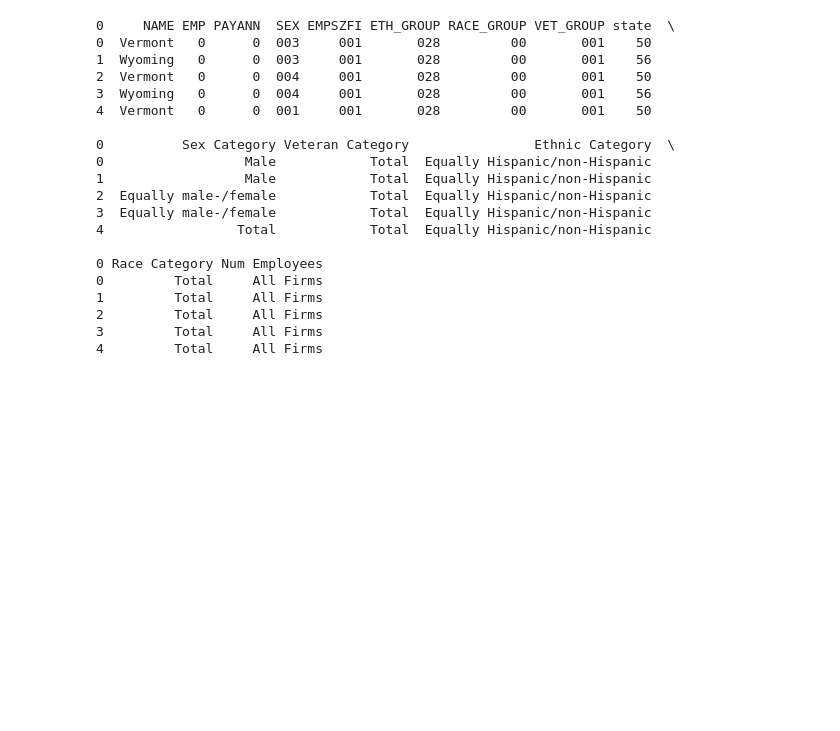
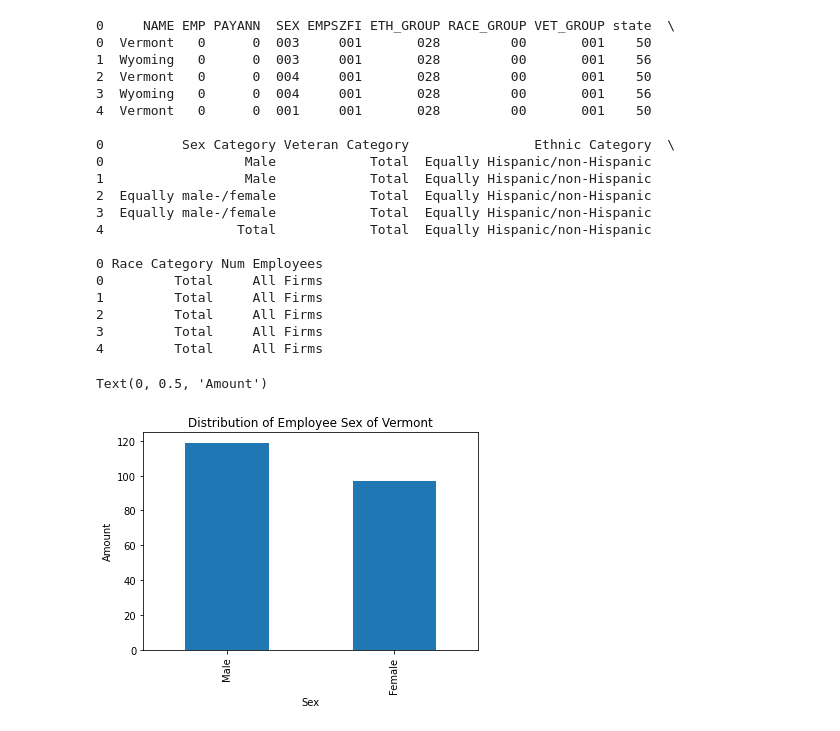
Before and after one commit to ryan-shell/VisualizationsAssessment, a Jupyter notebook: VisualizationsCode.ipynb, the cells around one changed output. Cells and saved outputs as stored; diff of their text form; code cells hidden in the pictures; blank space fills up the shorter version.

```diff
--- a/VisualizationsCode.ipynb
+++ b/VisualizationsCode.ipynb
@@ -92,3 +95,33 @@ print(dfMerged.head(5))
 2         Total     All Firms
 3         Total     All Firms
 4         Total     All Firms
+# %%
+dfMergedSex = dfMerged[dfMerged["Sex Category"] != "Classifiable"]
+dfMergedSex = dfMergedSex[dfMergedSex["Sex Category"] != "Unclassifiable"]
+dfMergedSex = dfMergedSex[dfMergedSex["Sex Category"] != "Total"]
+dfMergedSex = dfMergedSex[dfMergedSex["Sex Category"] != "Equally male-/female"]
+# print(dfMergedSex.head(5))
+
+dfMergedVet = dfMerged[dfMerged["Veteran Category"] != "Classifiable"]
+dfMergedVet = dfMergedVet[dfMergedVet["Veteran Category"] != "Unclassifiable"]
+dfMergedVet = dfMergedVet[dfMergedVet["Veteran Category"] != "Total"]
+dfMergedVet = dfMergedVet[dfMergedVet["Veteran Category"] != "Equally veteran/nonveteran"]
+# print(dfMergedVet.head(5))
+
+dfMergedSexVM = dfMergedSex[dfMergedSex["NAME"] != "Wyoming"]
+dfMergedSexWY = dfMergedSex[dfMergedSex["NAME"] != "Vermont"]
+# print(dfMergedSexVM.info())
+# print(dfMergedSexWY.info())
+
+dfMergedVetVM = dfMergedVet[dfMergedVet["NAME"] != "Wyoming"]
+dfMergedVetWY = dfMergedVet[dfMergedVet["NAME"] != "Vermont"]
+# print(dfMergedVetVM.info())
+# print(dfMergedVetWY.info())
+# %%
+sexGraphVM = dfMergedSexVM["Sex Category"].value_counts()
+axSexVM = sexGraphVM.plot(title = "Distribution of Employee Sex of Vermont", kind = "bar")
+axSexVM.set_xlabel('Sex')
+axSexVM.set_ylabel('Amount')
+# %% [output]
+Text(0, 0.5, 'Amount')
+[figure, added]
```
Also changed, not shown: parts of 5 cells of this notebook.
